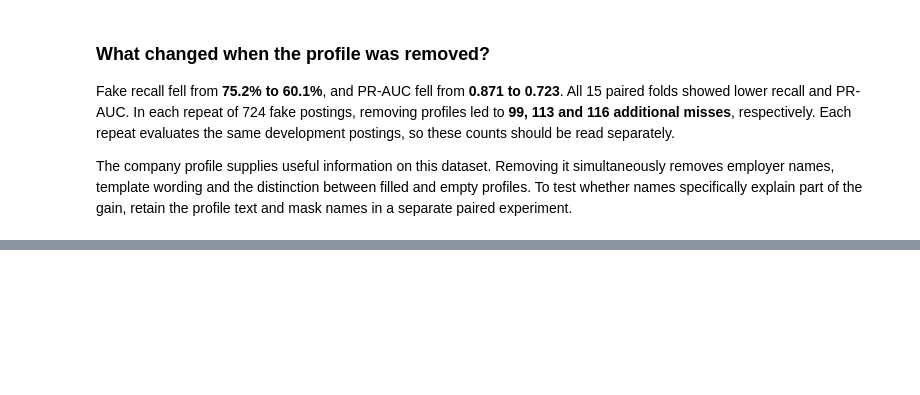
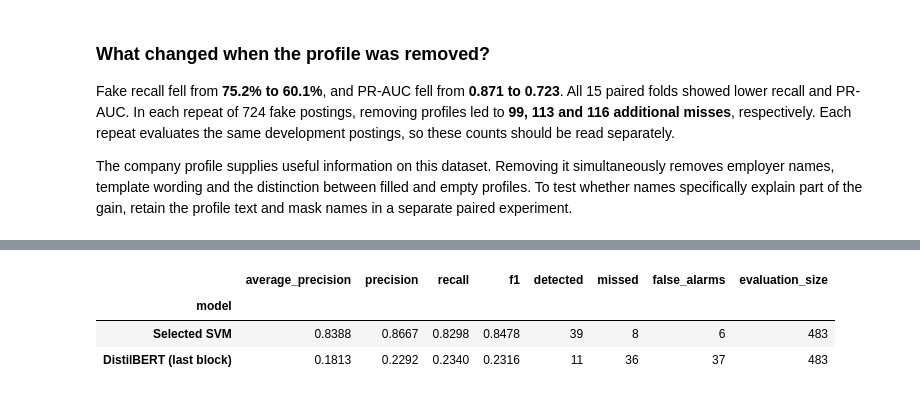
Before and after one commit to fadimedemirbas/SE3513-ML, a Jupyter notebook: interpretation.ipynb, the cells around one changed output, grey strips where cells are left out. Cells and saved outputs as stored; diff of their text form; code cells hidden in the pictures; blank space fills up the shorter version.

```diff
--- a/interpretation.ipynb
+++ b/interpretation.ipynb
@@ -216,0 +366,14 @@ The company profile supplies useful information on this dataset. Removing it sim
+# %%
+# Run this cell on its own to see the completed pilot.
+from pathlib import Path
+import pandas as pd
+from IPython.display import display
+
+pilot = pd.read_csv(Path("results") / "step4_distilbert_pilot.csv").set_index("model")
+display(pilot[["average_precision", "precision", "recall", "f1",
+               "detected", "missed", "false_alarms", "evaluation_size"]].round(4))
+# %% [output]
+|  | average_precision | precision | recall | f1 | detected | missed | false_alarms | evaluation_size |
+| model |  |  |  |  |  |  |  |  |
+| Selected SVM | 0.8388 | 0.8667 | 0.8298 | 0.8478 | 39 | 8 | 6 | 483 |
+| DistilBERT (last block) | 0.1813 | 0.2292 | 0.2340 | 0.2316 | 11 | 36 | 37 | 483 |
```
Also changed, not shown: parts of 11 cells of this notebook, 5 other files.
